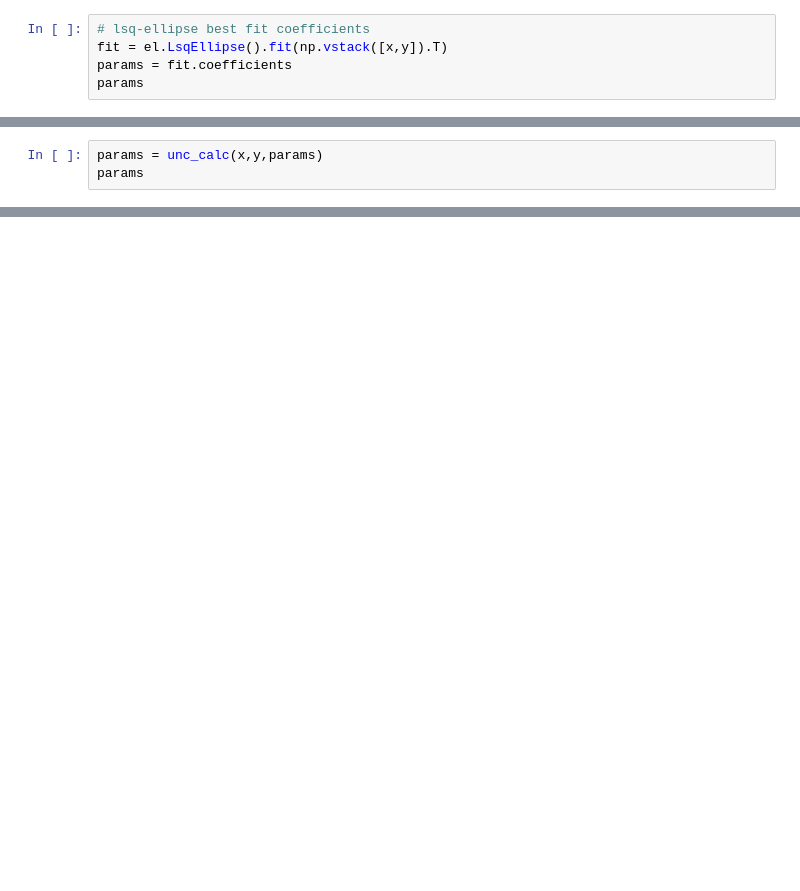
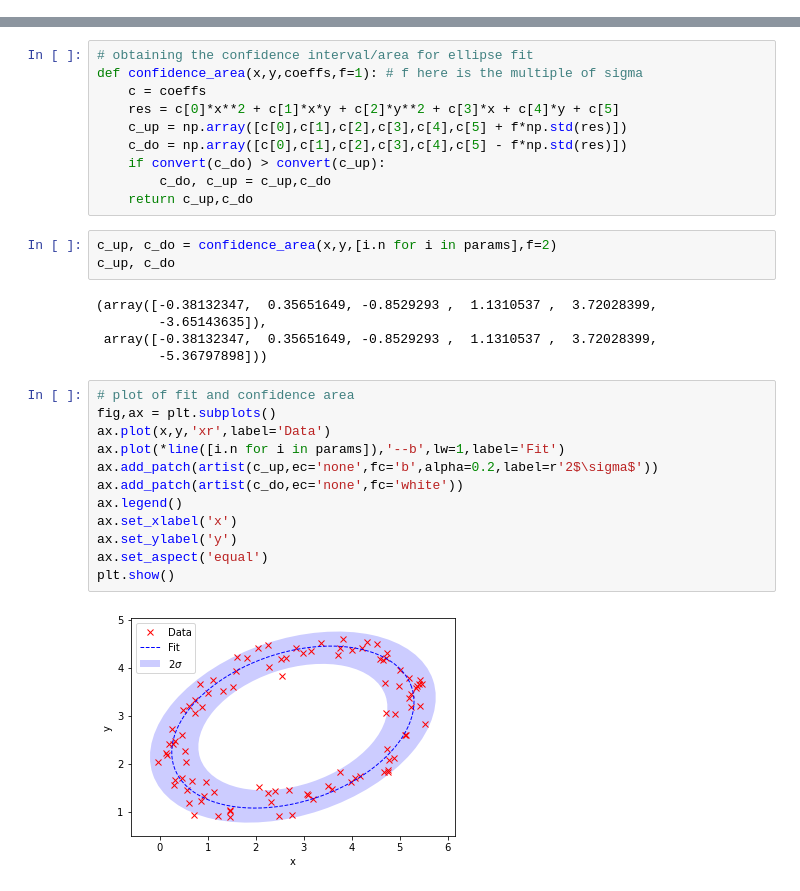
Before and after one commit to affanadly/Ellipse-Fit-Uncertainty, a Jupyter notebook: derivation.ipynb, the cells around one changed output, grey strips where cells are left out. Drawn from its saved outputs; the diff is of its cells as text; blank space fills up the shorter version.

```diff
--- a/derivation.ipynb
+++ b/derivation.ipynb
@@ -40,5 +203,0 @@ plt.show()
-# %%
-# lsq-ellipse best fit coefficients
-fit = el.LsqEllipse().fit(np.vstack([x,y]).T)
-params = fit.coefficients
-params
@@ -101,3 +203,0 @@ def unc_calc(x,y,A):
-# %%
-params = unc_calc(x,y,params)
-params
@@ -189,0 +217,32 @@ fit(x,y)
+# %%
+# obtaining the confidence interval/area for ellipse fit
+def confidence_area(x,y,coeffs,f=1): # f here is the multiple of sigma
+    c = coeffs
+    res = c[0]*x**2 + c[1]*x*y + c[2]*y**2 + c[3]*x + c[4]*y + c[5]
+    c_up = np.array([c[0],c[1],c[2],c[3],c[4],c[5] + f*np.std(res)])
+    c_do = np.array([c[0],c[1],c[2],c[3],c[4],c[5] - f*np.std(res)])
+    if convert(c_do) > convert(c_up):
+        c_do, c_up = c_up,c_do
+    return c_up,c_do
+# %%
+c_up, c_do = confidence_area(x,y,[i.n for i in params],f=2)
+c_up, c_do
+# %% [output]
+(array([-0.38132347,  0.35651649, -0.8529293 ,  1.1310537 ,  3.72028399,
+        -3.65143635]),
+ array([-0.38132347,  0.35651649, -0.8529293 ,  1.1310537 ,  3.72028399,
+        -5.36797898]))
+# %%
+# plot of fit and confidence area
+fig,ax = plt.subplots()
+ax.plot(x,y,'xr',label='Data')
+ax.plot(*line([i.n for i in params]),'--b',lw=1,label='Fit')
+ax.add_patch(artist(c_up,ec='none',fc='b',alpha=0.2,label=r'2$\sigma$'))
+ax.add_patch(artist(c_do,ec='none',fc='white'))
+ax.legend()
+ax.set_xlabel('x')
+ax.set_ylabel('y')
+ax.set_aspect('equal')
+plt.show()
+# %% [output]
+[figure, added]
```
Also changed, not shown: parts of 28 cells of this notebook, 1 other file.
